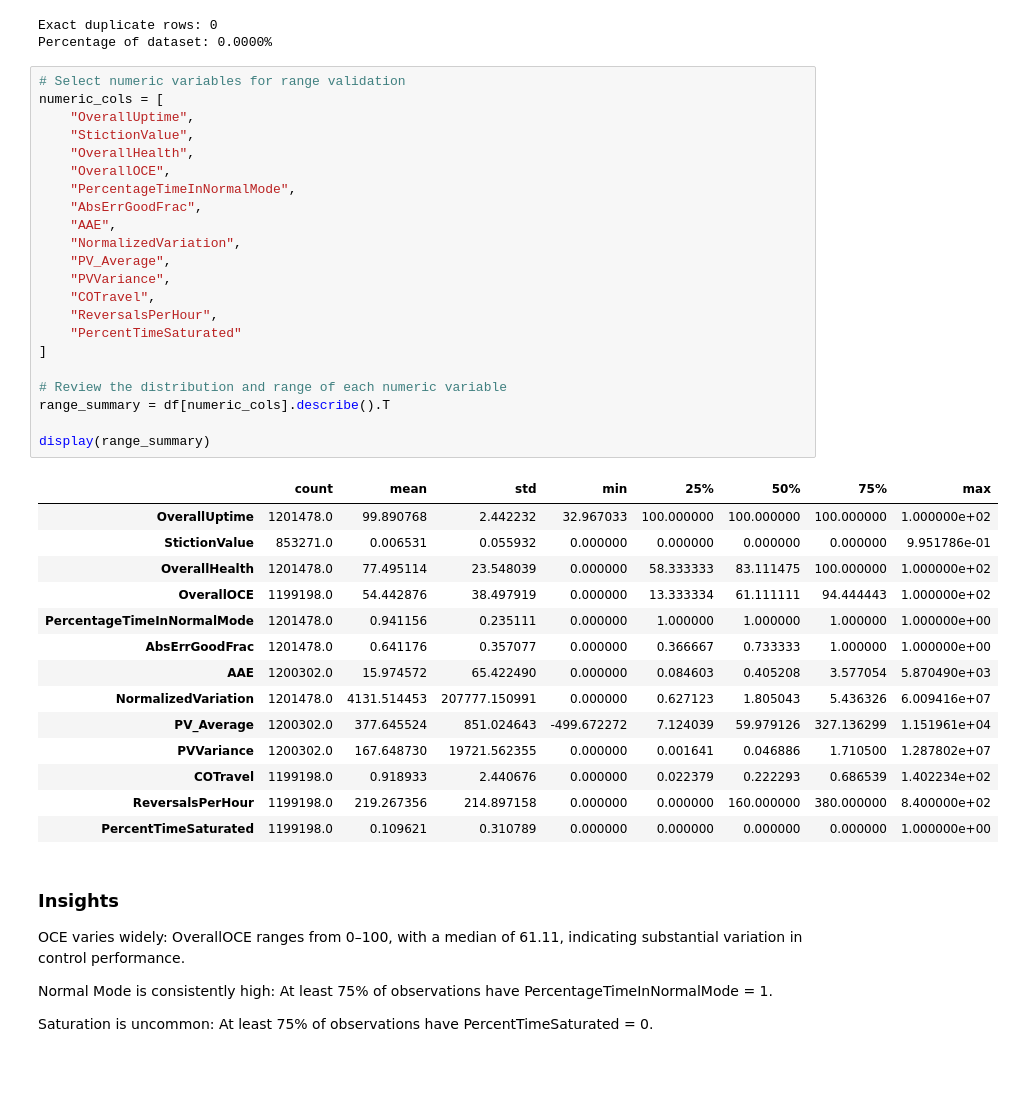
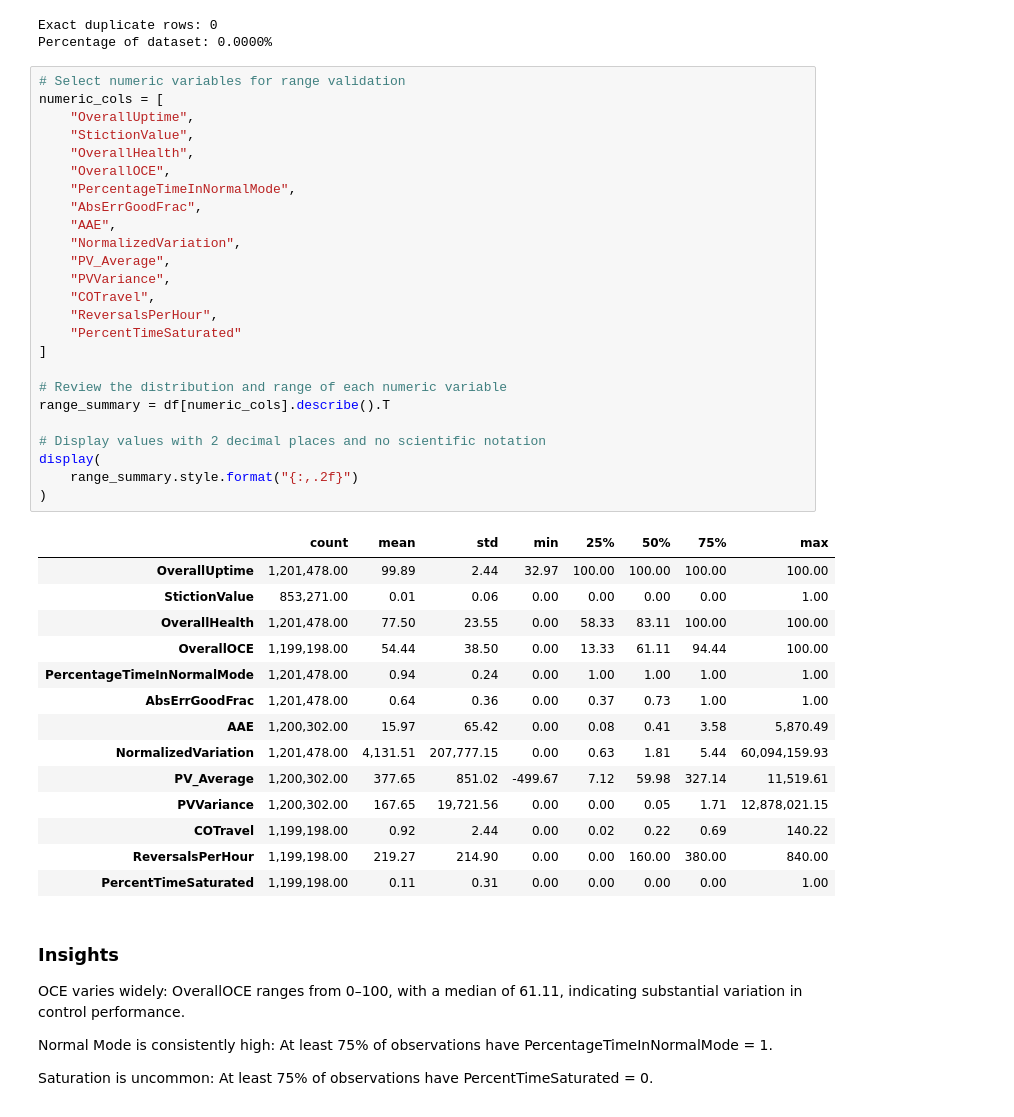
Before and after one commit to DataByThinh/control-station, a Jupyter notebook: notebooks/eda.ipynb, the cells around one changed output. Cells and saved outputs as stored; diff of their text form; blank space fills up the shorter version.

```diff
--- a/notebooks/eda.ipynb
+++ b/notebooks/eda.ipynb
@@ -625,40 +625,43 @@ Percentage of dataset: 0.0000%
 # %%
 # Select numeric variables for range validation
 numeric_cols = [
     "OverallUptime",
     "StictionValue",
     "OverallHealth",
     "OverallOCE",
     "PercentageTimeInNormalMode",
     "AbsErrGoodFrac",
     "AAE",
     "NormalizedVariation",
     "PV_Average",
     "PVVariance",
     "COTravel",
     "ReversalsPerHour",
     "PercentTimeSaturated"
 ]
 
 # Review the distribution and range of each numeric variable
 range_summary = df[numeric_cols].describe().T
 
-display(range_summary)
+# Display values with 2 decimal places and no scientific notation
+display(
+    range_summary.style.format("{:,.2f}")
+)
 # %% [output]
 |  | count | mean | std | min | 25% | 50% | 75% | max |
-| OverallUptime | 1201478.0 | 99.890768 | 2.442232 | 32.967033 | 100.000000 | 100.000000 | 100.000000 | 1.000000e+02 |
-| StictionValue | 853271.0 | 0.006531 | 0.055932 | 0.000000 | 0.000000 | 0.000000 | 0.000000 | 9.951786e-01 |
-| OverallHealth | 1201478.0 | 77.495114 | 23.548039 | 0.000000 | 58.333333 | 83.111475 | 100.000000 | 1.000000e+02 |
-| OverallOCE | 1199198.0 | 54.442876 | 38.497919 | 0.000000 | 13.333334 | 61.111111 | 94.444443 | 1.000000e+02 |
-| PercentageTimeInNormalMode | 1201478.0 | 0.941156 | 0.235111 | 0.000000 | 1.000000 | 1.000000 | 1.000000 | 1.000000e+00 |
-| AbsErrGoodFrac | 1201478.0 | 0.641176 | 0.357077 | 0.000000 | 0.366667 | 0.733333 | 1.000000 | 1.000000e+00 |
-| AAE | 1200302.0 | 15.974572 | 65.422490 | 0.000000 | 0.084603 | 0.405208 | 3.577054 | 5.870490e+03 |
-| NormalizedVariation | 1201478.0 | 4131.514453 | 207777.150991 | 0.000000 | 0.627123 | 1.805043 | 5.436326 | 6.009416e+07 |
-| PV_Average | 1200302.0 | 377.645524 | 851.024643 | -499.672272 | 7.124039 | 59.979126 | 327.136299 | 1.151961e+04 |
-| PVVariance | 1200302.0 | 167.648730 | 19721.562355 | 0.000000 | 0.001641 | 0.046886 | 1.710500 | 1.287802e+07 |
-| COTravel | 1199198.0 | 0.918933 | 2.440676 | 0.000000 | 0.022379 | 0.222293 | 0.686539 | 1.402234e+02 |
-| ReversalsPerHour | 1199198.0 | 219.267356 | 214.897158 | 0.000000 | 0.000000 | 160.000000 | 380.000000 | 8.400000e+02 |
-| PercentTimeSaturated | 1199198.0 | 0.109621 | 0.310789 | 0.000000 | 0.000000 | 0.000000 | 0.000000 | 1.000000e+00 |
+| OverallUptime | 1,201,478.00 | 99.89 | 2.44 | 32.97 | 100.00 | 100.00 | 100.00 | 100.00 |
+| StictionValue | 853,271.00 | 0.01 | 0.06 | 0.00 | 0.00 | 0.00 | 0.00 | 1.00 |
+| OverallHealth | 1,201,478.00 | 77.50 | 23.55 | 0.00 | 58.33 | 83.11 | 100.00 | 100.00 |
+| OverallOCE | 1,199,198.00 | 54.44 | 38.50 | 0.00 | 13.33 | 61.11 | 94.44 | 100.00 |
+| PercentageTimeInNormalMode | 1,201,478.00 | 0.94 | 0.24 | 0.00 | 1.00 | 1.00 | 1.00 | 1.00 |
+| AbsErrGoodFrac | 1,201,478.00 | 0.64 | 0.36 | 0.00 | 0.37 | 0.73 | 1.00 | 1.00 |
+| AAE | 1,200,302.00 | 15.97 | 65.42 | 0.00 | 0.08 | 0.41 | 3.58 | 5,870.49 |
+| NormalizedVariation | 1,201,478.00 | 4,131.51 | 207,777.15 | 0.00 | 0.63 | 1.81 | 5.44 | 60,094,159.93 |
+| PV_Average | 1,200,302.00 | 377.65 | 851.02 | -499.67 | 7.12 | 59.98 | 327.14 | 11,519.61 |
+| PVVariance | 1,200,302.00 | 167.65 | 19,721.56 | 0.00 | 0.00 | 0.05 | 1.71 | 12,878,021.15 |
+| COTravel | 1,199,198.00 | 0.92 | 2.44 | 0.00 | 0.02 | 0.22 | 0.69 | 140.22 |
+| ReversalsPerHour | 1,199,198.00 | 219.27 | 214.90 | 0.00 | 0.00 | 160.00 | 380.00 | 840.00 |
+| PercentTimeSaturated | 1,199,198.00 | 0.11 | 0.31 | 0.00 | 0.00 | 0.00 | 0.00 | 1.00 |
 # %% [markdown]
 ### Insights
 
```
Also changed, not shown: parts of 14 cells of this notebook.
